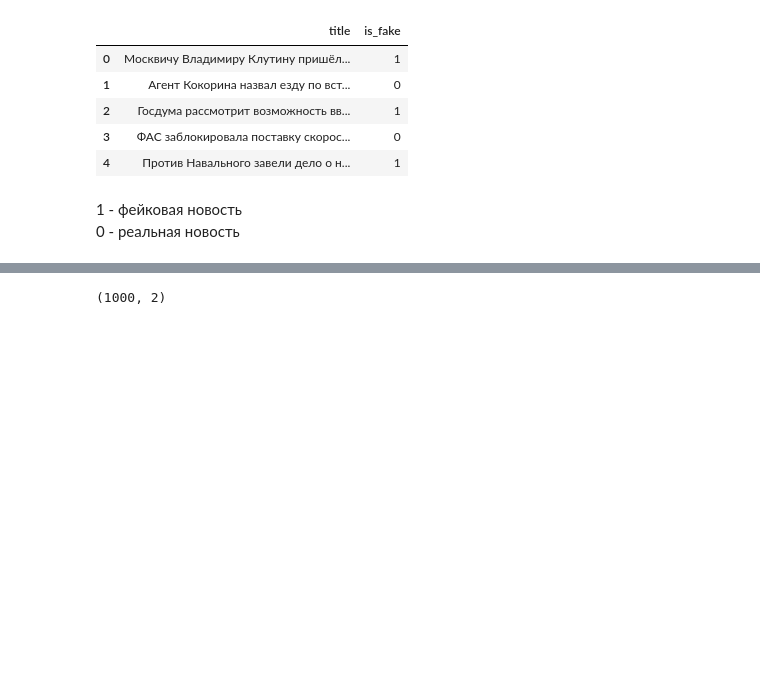
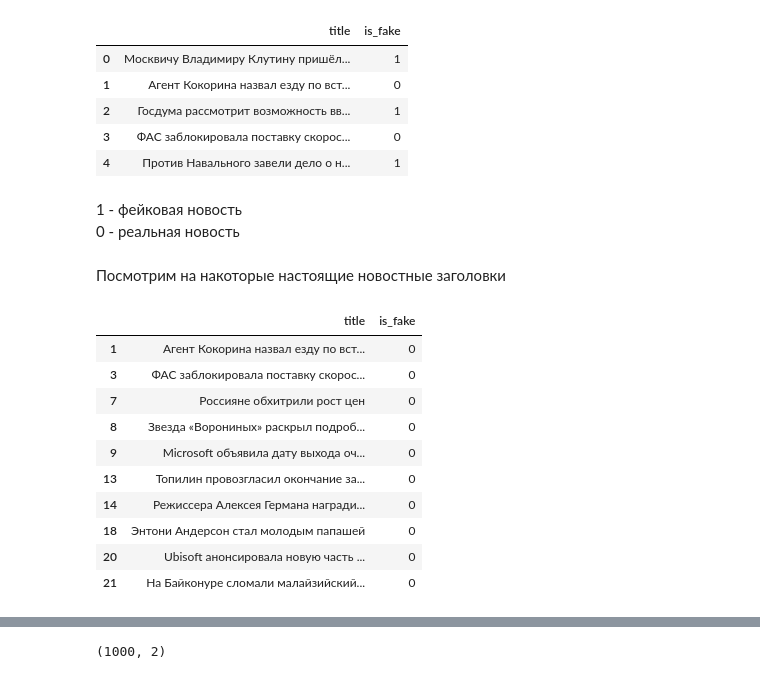
Before and after one commit to Hlestov/Fake-news-classifier, a Jupyter notebook: Notebook.ipynb, the cells around one changed output, grey strips where cells are left out. Saved outputs shown, nothing was run; the diff lists cells and outputs as text; code cells hidden in the pictures; blank space fills up the shorter version.

```diff
--- a/Notebook.ipynb
+++ b/Notebook.ipynb
@@ -6,7 +6,6 @@
 Импортируем необходимые библиотеки
 # %%
 import nltk
-аааа
 nltk.download("stopwords")
 from nltk.corpus import stopwords
 from nltk.tokenize import word_tokenize
@@ -30,4 +29,7 @@ from keras.initializers import Constant
 from sklearn.model_selection import train_test_split
 from tensorflow.keras.optimizers import Adam
 from sklearn.metrics import classification_report
+
+russian_stopwords = stopwords.words("russian")
+pd.options.display.max_colwidth = 1
 # %% [output]
@@ -50,3 +52,19 @@ train.head()
 # %% [markdown]
 1 - фейковая новость
 0 - реальная новость
+# %% [markdown]
+Посмотрим на накоторые настоящие новостные заголовки
+# %%
+train[train.is_fake == 0].head(10)
+# %% [output]
+|  | title | is_fake |
+| 1 | Агент Кокорина назвал езду по вст... | 0 |
+| 3 | ФАС заблокировала поставку скорос... | 0 |
+| 7 | Россияне обхитрили рост цен | 0 |
+| 8 | Звезда «Ворониных» раскрыл подроб... | 0 |
+| 9 | Microsoft объявила дату выхода оч... | 0 |
+| 13 | Топилин провозгласил окончание за... | 0 |
+| 14 | Режиссера Алексея Германа награди... | 0 |
+| 18 | Энтони Андерсон стал молодым папашей | 0 |
+| 20 | Ubisoft анонсировала новую часть ... | 0 |
+| 21 | На Байконуре сломали малайзийский... | 0 |
```
Also changed, not shown: parts of 4 cells of this notebook.
